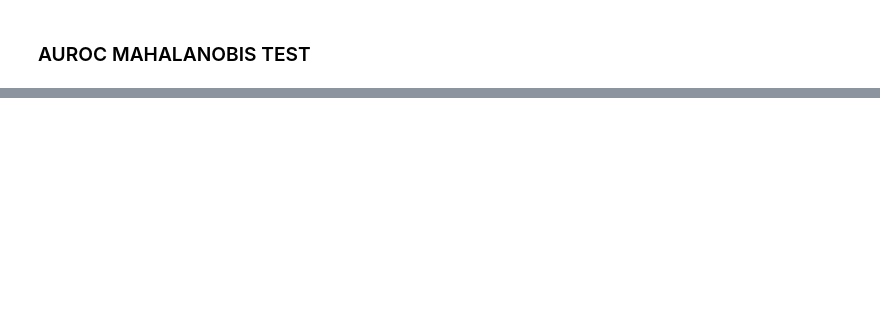
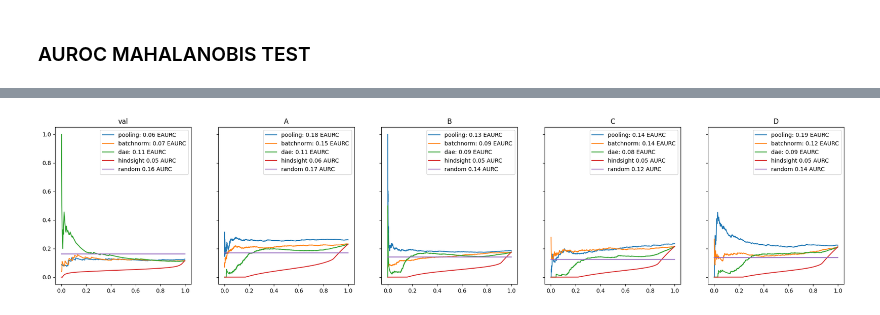
Before and after one commit to MedVisBonn/Segmentation-Distortion, a Jupyter notebook: src/notebooks/get_scores_proto.ipynb, the cells around one changed output, grey strips where cells are left out. Cells and saved outputs as stored; diff of their text form; code cells hidden in the pictures; blank space fills up the shorter version.

```diff
--- a/src/notebooks/get_scores_proto.ipynb
+++ b/src/notebooks/get_scores_proto.ipynb
@@ -775,0 +848,31 @@ len(weights)
+# %%
+task = 'eaurc'
+methods = ['pooling', 'batchnorm', 'dae']
+
+fig, axes = plt.subplots(1, len(raw_data), figsize=((len(raw_data))* 5, 5), sharey=True)
+
+plt_ctr = 0
+for i, domain in enumerate(raw_data.keys()):
+    if 'train' in domain:
+        continue
+    for method in methods:
+
+        res, aurc, risk, weight, best_risks = results[method][task][domain]
+        axes[plt_ctr].plot(weight, risk, label=f'{method}: {res:.2f} EAURC')
+
+    axes[plt_ctr].plot(
+        np.arange(0, len(best_risks)) / len(best_risks),
+        best_risks,
+        label=f'hindsight {best_risks[1:].sum() / len(best_risks[1:]):.2f} AURC'
+    )
+
+    axes[plt_ctr].plot(
+        np.arange(0, len(risk)) / len(risk),
+        risk.mean().repeat(len(risk)),
+        label=f'random {risk.mean():.2f} AURC'
+    )
+    axes[plt_ctr].legend()
+    axes[plt_ctr].title.set_text(f'{domain}')
+    plt_ctr += 1
+# %% [output]
+[figure, added]
```
Also changed, not shown: parts of 42 cells of this notebook, 23 other files.
